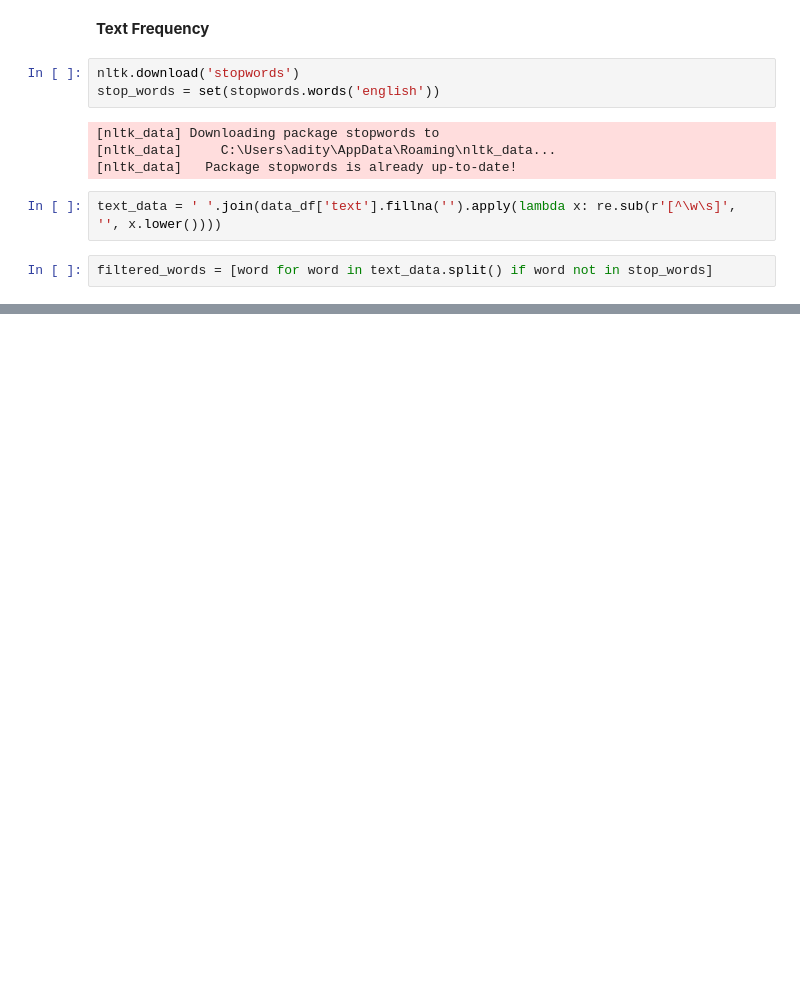
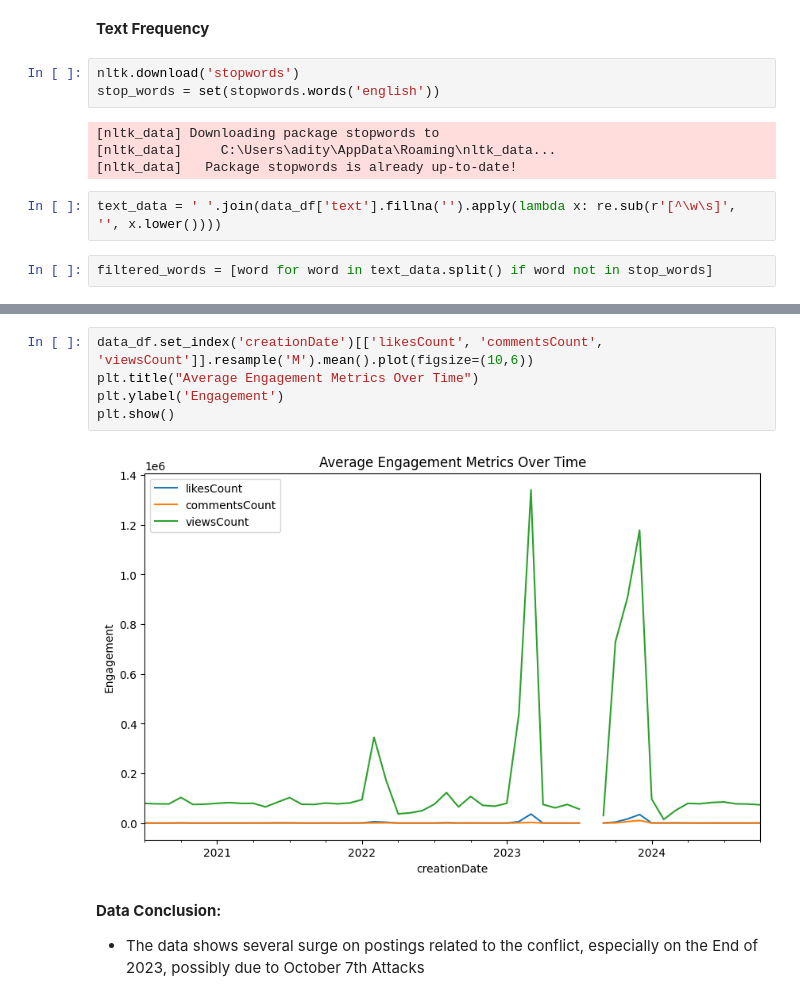
Before and after one commit to Bayhaqieee/Global_Conflict_Hashtag, a Jupyter notebook: analysis.ipynb, the cells around one changed output, grey strips where cells are left out. Cells and saved outputs as stored; diff of their text form; blank space fills up the shorter version.

```diff
--- a/analysis.ipynb
+++ b/analysis.ipynb
@@ -403,0 +419,10 @@ plt.show()
+# %%
+data_df.set_index('creationDate')[['likesCount', 'commentsCount', 'viewsCount']].resample('M').mean().plot(figsize=(10,6))
+plt.title("Average Engagement Metrics Over Time")
+plt.ylabel('Engagement')
+plt.show()
+# %% [output]
+[figure, added]
+# %% [markdown]
+**Data Conclusion:**
+- The data shows several surge on postings related to the conflict, especially on the End of 2023, possibly due to October 7th Attacks
```
Also changed, not shown: parts of 9 cells of this notebook.
